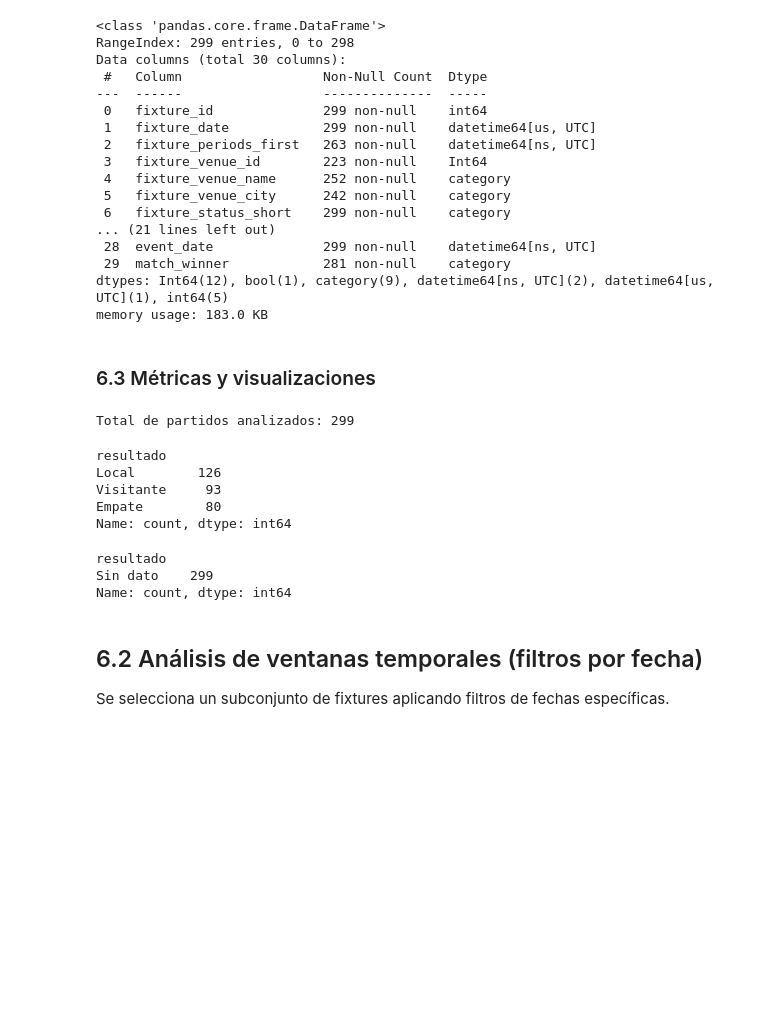
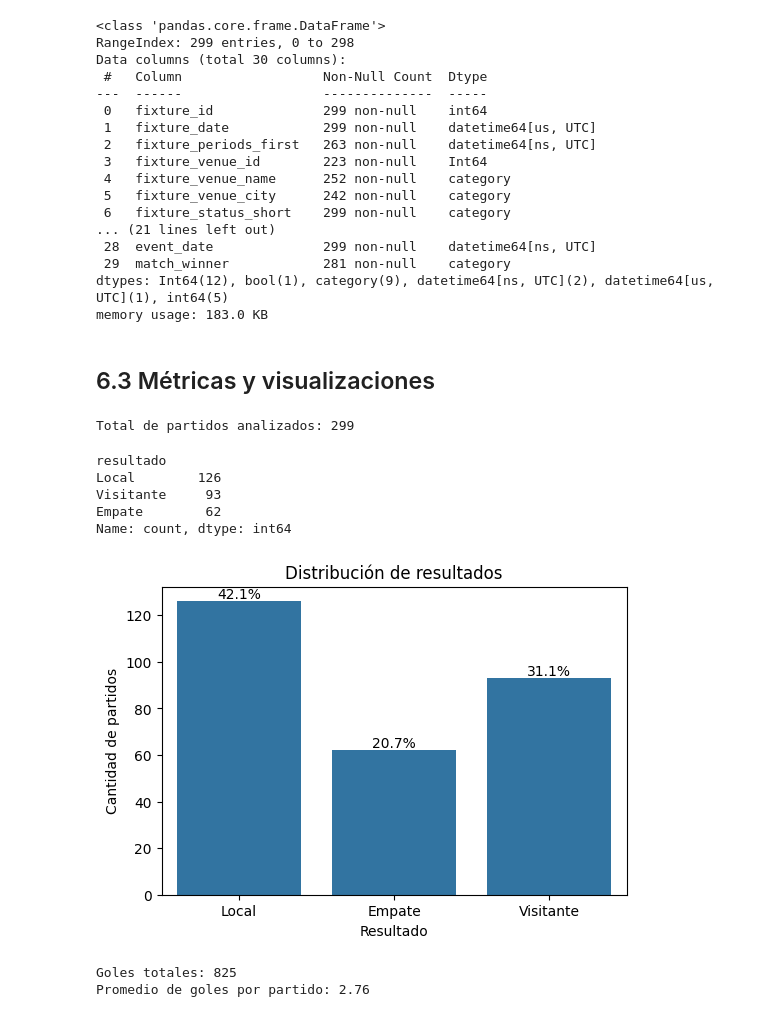
Before and after one commit to fernandezelias/ETL_api_football, a Jupyter notebook: ETL_API_Football.ipynb.ipynb, the cells around one changed output. Cells and saved outputs as stored; diff of their text form; code cells hidden in the pictures; blank space fills up the shorter version.

Commit message:
Se crea Capa Gold y exportacion de datos

```diff
--- a/ETL_API_Football.ipynb.ipynb
+++ b/ETL_API_Football.ipynb.ipynb
@@ -766,40 +787,56 @@ Data columns (total 30 columns):
 dtypes: Int64(12), bool(1), category(9), datetime64[ns, UTC](2), datetime64[us, UTC](1), int64(5)
 memory usage: 183.0 KB
 # %% [markdown]
-###  6.3 Métricas y visualizaciones
+## 6.3 Métricas y visualizaciones
 # %%
 total_partidos = df_fixtures_gold.shape[0]
 print(f"Total de partidos analizados: {total_partidos}")
 # %% [output]
 Total de partidos analizados: 299
-# %%
-# Clasificar resultados
-df_fixtures_gold["resultado"] = df_fixtures_gold.apply(
-    lambda row: "Local" if row["goals_home"] > row["goals_away"]
-    else ("Visitante" if row["goals_home"] < row["goals_away"] else "Empate"),
-    axis=1
-)
-
-# Conteo por tipo de resultado
-resultados = df_fixtures_gold["resultado"].value_counts()
-print(resultados)
-# %% [output]
-resultado
-Local        126
-Visitante     93
-Empate        80
-Name: count, dtype: int64
 # %%
-mapeo = {"home": "Local", "away": "Visitante", "draw": "Empate"}
-df_fixtures_gold["resultado"] = df_fixtures_gold["match_winner"].map(mapeo).fillna("Sin dato")
+# Mapear valores de match_winner a etiquetas más claras
+mapeo = {"Home": "Local", "Away": "Visitante", "Draw": "Empate"}
+df_fixtures_gold["resultado"] = df_fixtures_gold["match_winner"].map(mapeo)
 
+# Conteo por tipo de resultado
 resultados = df_fixtures_gold["resultado"].value_counts()
 print(resultados)
 # %% [output]
 resultado
-Sin dato    299
+Local        126
+Visitante     93
+Empate        62
 Name: count, dtype: int64
-# %% [markdown]
-## 6.2 Análisis de ventanas temporales (filtros por fecha)
-
-Se selecciona un subconjunto de fixtures aplicando filtros de fechas específicas.
+# %%
+plt.figure(figsize=(6,4))
+ax = sns.countplot(
+    x="resultado",
+    data=df_fixtures_gold,
+    order=["Local", "Empate", "Visitante"]
+)
+
+# Calcular proporciones
+total = len(df_fixtures_gold)
+for p in ax.patches:
+    height = p.get_height()
+    porcentaje = f'{100*height/total:.1f}%'
+    ax.annotate(porcentaje,
+                (p.get_x() + p.get_width() / 2., height),
+                ha='center', va='bottom', fontsize=10, color='black')
+
+plt.title("Distribución de resultados")
+plt.xlabel("Resultado")
+plt.ylabel("Cantidad de partidos")
+plt.show()
+# %% [output]
+[figure, added]
+# %%
+# Goles totales y promedio
+goles_totales = df_fixtures_gold["goals_home"].sum() + df_fixtures_gold["goals_away"].sum()
+goles_promedio = goles_totales / df_fixtures_gold.shape[0]
+
+print(f"Goles totales: {goles_totales}")
+print(f"Promedio de goles por partido: {goles_promedio:.2f}")
+# %% [output]
+Goles totales: 825
+Promedio de goles por partido: 2.76
```
Also changed, not shown: parts of 21 cells of this notebook, 2 other files.
